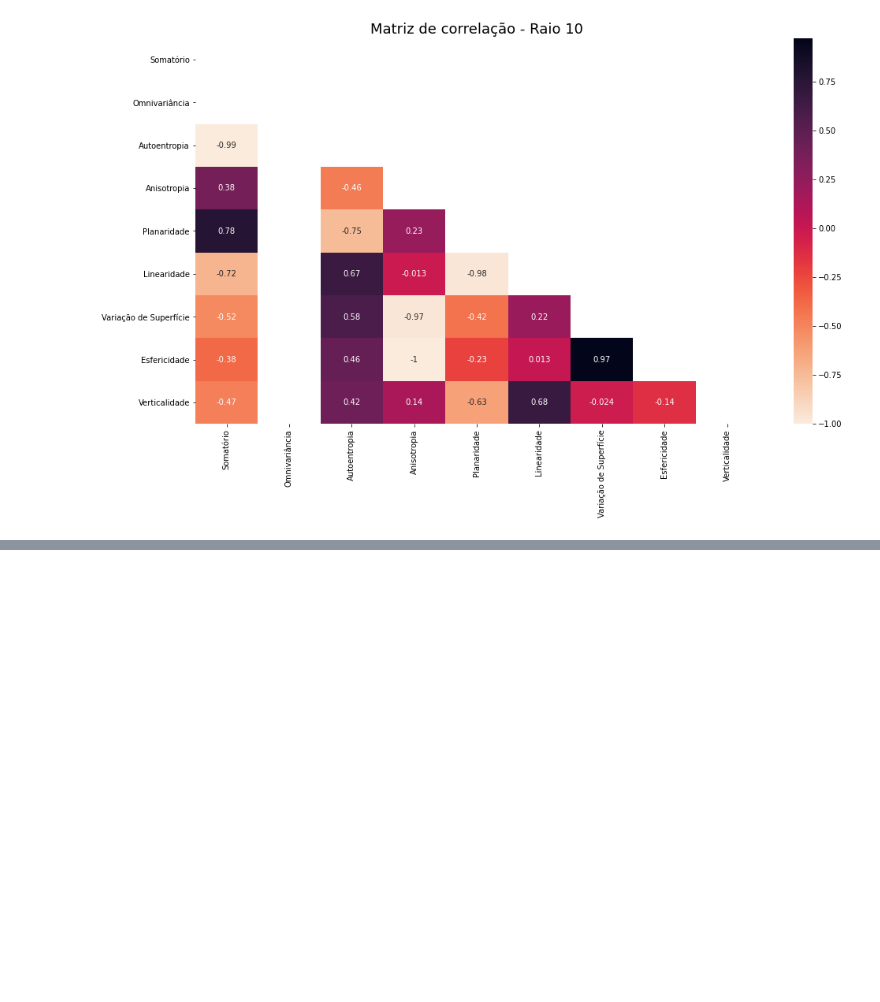
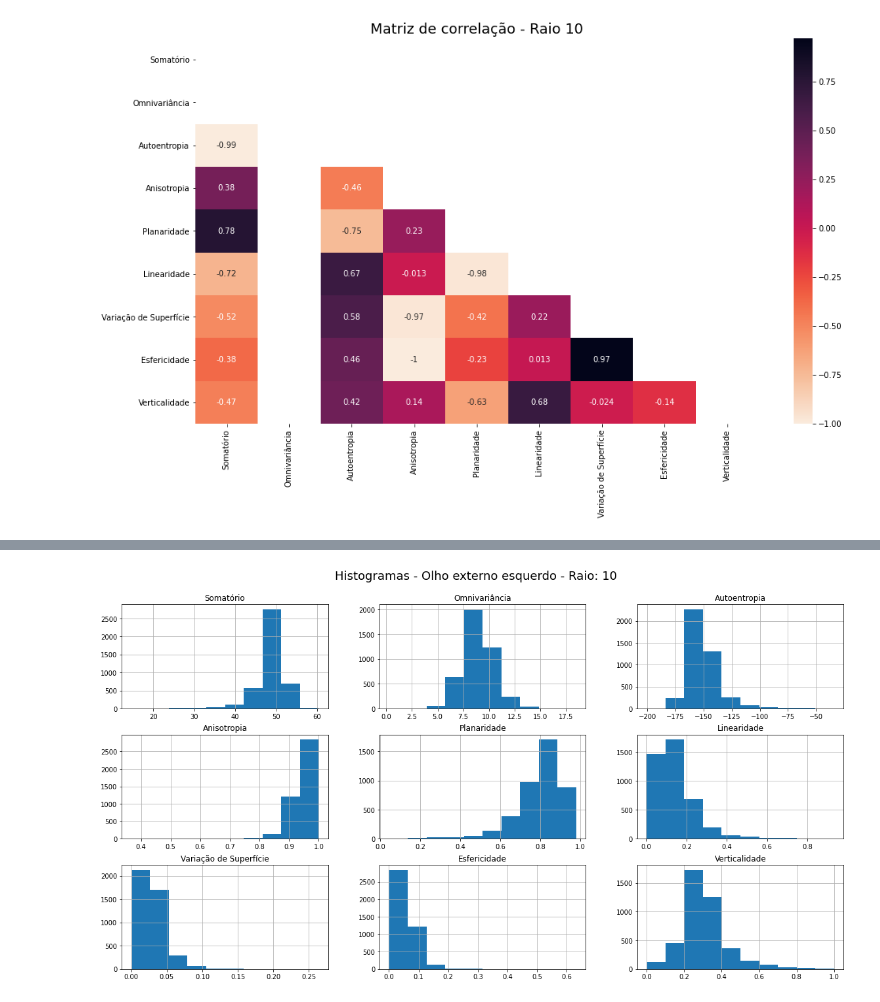
Before and after one commit to thalissonfelipe/landmarks, a Jupyter notebook: Análises da Features da Matriz de Covariância (Raios 10, 15, 20, 25, 30).ipynb, the cells around one changed output, grey strips where cells are left out. Saved outputs shown, nothing was run; the diff lists cells and outputs as text; code cells hidden in the pictures; blank space fills up the shorter version.

```diff
--- a/Análises da Features da Matriz de Covariância (Raios 10, 15, 20, 25, 30).ipynb
+++ b/Análises da Features da Matriz de Covariância (Raios 10, 15, 20, 25, 30).ipynb
@@ -364,0 +393,3 @@ correlation_matrix(dfr10_nt, radius=10)
+# %%
+df_ole = pd.read_csv('outer_left_eye.csv', index_col=0)
+df_ole
@@ -364,0 +410,4 @@ correlation_matrix(dfr10_nt, radius=10)
+# %%
+plot_histograms(df_ole, point_name='Olho externo esquerdo', radius=10)
+# %% [output]
+[figure, added]
```
Also changed, not shown: parts of 23 cells of this notebook, 1 other file.
